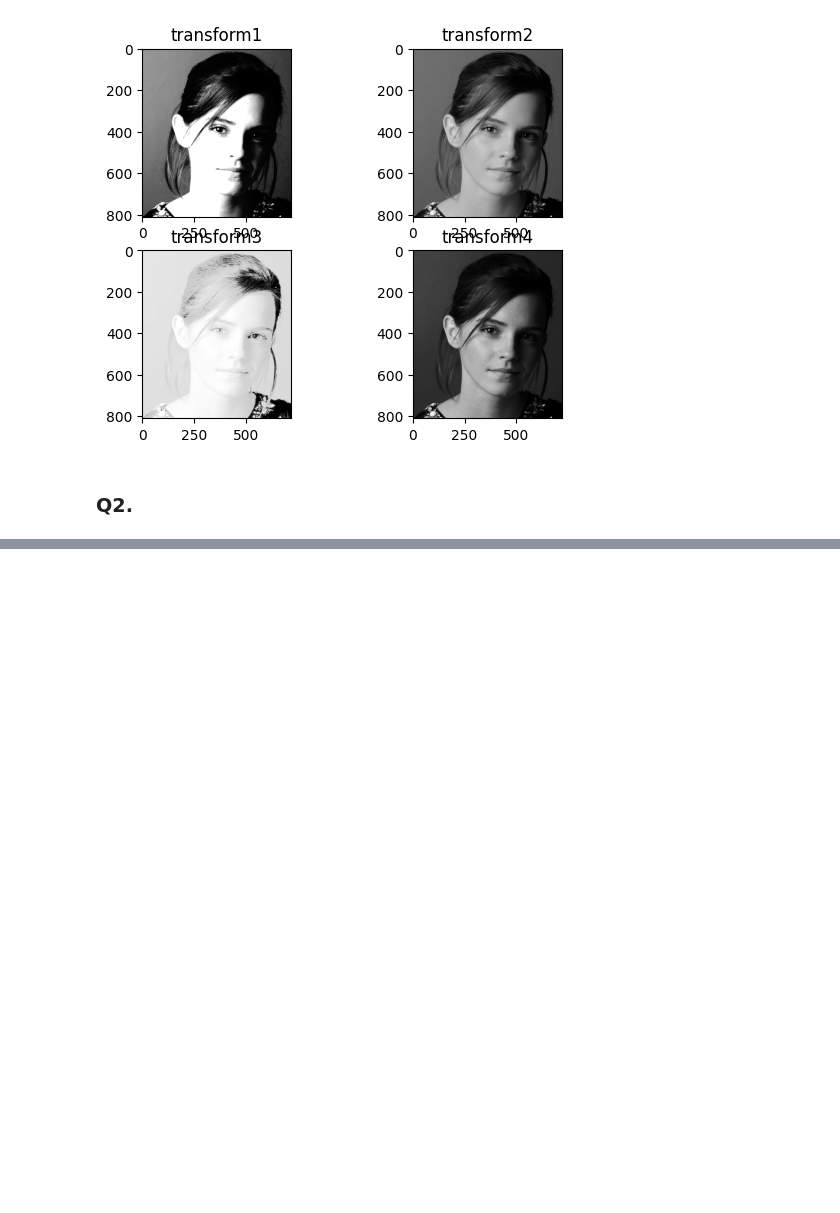
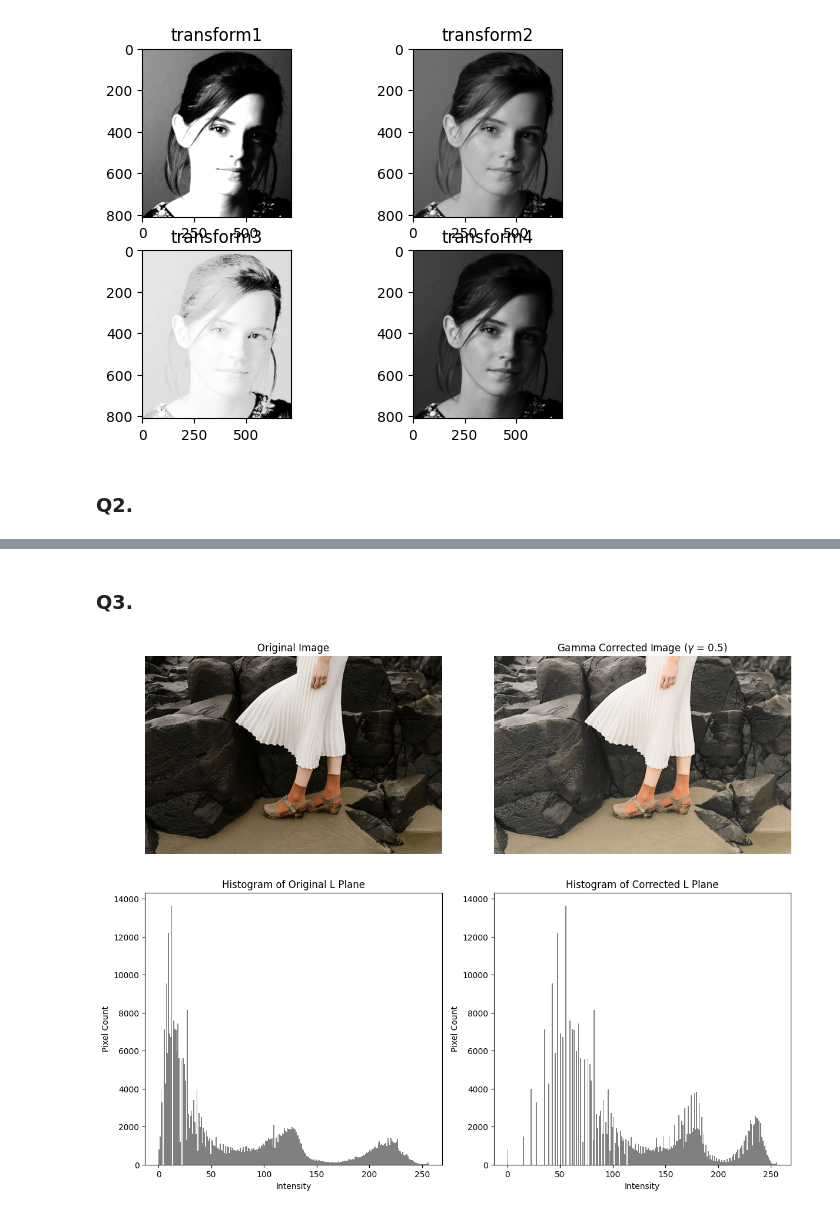
Before and after one commit to jaindusamaranayaka/EN3160-A01-Intensity-Transformations-and-Neighborhood-Filtering, a Jupyter notebook: code_notebook.ipynb, the cells around one changed output, grey strips where cells are left out. Drawn from its saved outputs; the diff is of its cells as text; code cells hidden in the pictures; blank space fills up the shorter version.

```diff
--- a/code_notebook.ipynb
+++ b/code_notebook.ipynb
@@ -71,0 +95,44 @@ plt.show()
+# %% [markdown]
+### Q3.
+# %%
+img_bgr = cv2.imread(r'C:\Users\Jaindu Samaranayaka\Documents\Semester_5\CV\intensity transformation and spatial filtering\figures\fig3.png')
+img_lab = cv2.cvtColor(img_bgr, cv2.COLOR_BGR2LAB)
+
+L, a, b = cv2.split(img_lab)
+gamma = 0.5
+
+
+L_normalized = L / 255.0
+L_corrected = (L_normalized ** gamma) * 255.0
+L_corrected = np.clip(L_corrected, 0, 255).astype(np.uint8)
+img_lab_corrected = cv2.merge((L_corrected, a, b))
+img_rgb_original = cv2.cvtColor(img_bgr, cv2.COLOR_BGR2RGB)
+img_rgb_corrected = cv2.cvtColor(img_lab_corrected, cv2.COLOR_LAB2RGB)
+plt.figure(figsize=(12, 10))
+
+plt.subplot(2, 2, 1)
+plt.imshow(img_rgb_original)
+plt.title('Original Image')
+plt.axis('off')
+
+plt.subplot(2, 2, 2)
+plt.imshow(img_rgb_corrected)
+plt.title(f'Gamma Corrected Image ($\gamma$ = {gamma})')
+plt.axis('off')
+
+plt.subplot(2, 2, 3)
+plt.hist(L.ravel(), bins=256, range=[0, 256], color='gray')
+plt.title('Histogram of Original L Plane')
+plt.xlabel('Intensity')
+plt.ylabel('Pixel Count')
+
+plt.subplot(2, 2, 4)
+plt.hist(L_corrected.ravel(), bins=256, range=[0, 256], color='gray')
+plt.title('Histogram of Corrected L Plane')
+plt.xlabel('Intensity')
+plt.ylabel('Pixel Count')
+
+plt.tight_layout()
+plt.show()
+# %% [output]
+[figure, added]
```
Also changed, not shown: parts of 4 cells of this notebook.
